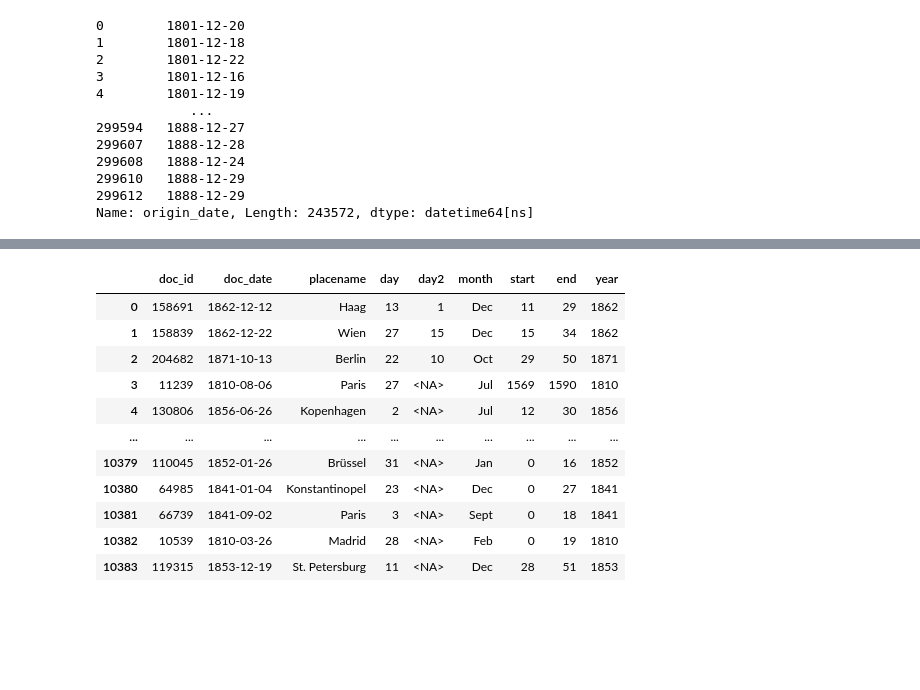
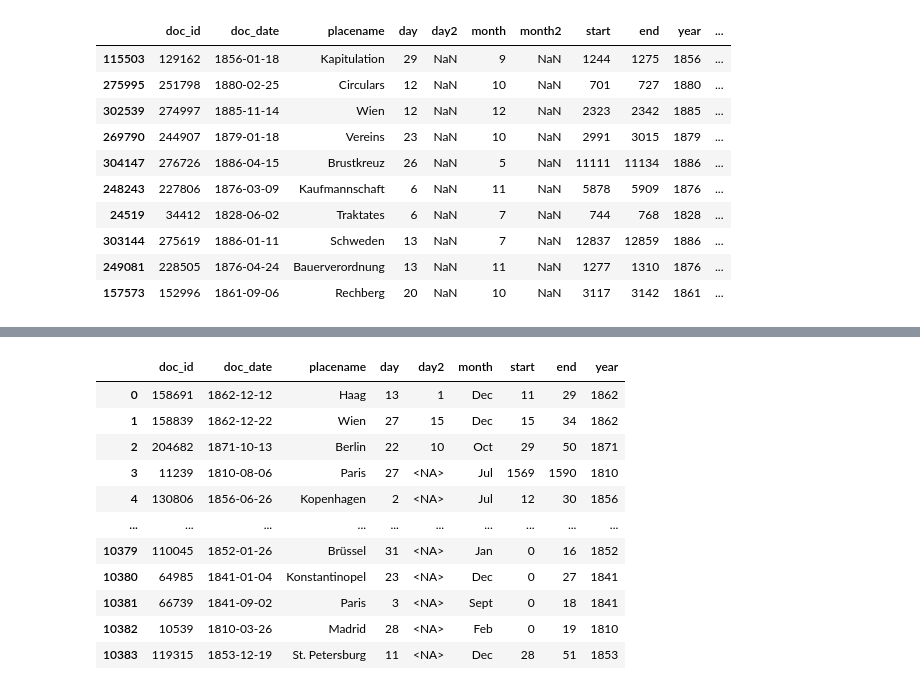
Before and after one commit to krkryger/rigasche-zeitung, a Jupyter notebook: notebooks/acta.ipynb, the cells around one changed output, grey strips where cells are left out. Cells and saved outputs as stored; diff of their text form; code cells hidden in the pictures; blank space fills up the shorter version.

```diff
--- a/notebooks/acta.ipynb
+++ b/notebooks/acta.ipynb
@@ -354,15 +444,19 @@ df['origin_date'] = pd.to_datetime(df.origin_date)
-# %%
-df.origin_date
-# %% [output]
-0        1801-12-20
-1        1801-12-18
-2        1801-12-22
-3        1801-12-16
-4        1801-12-19
-            ...
-299594   1888-12-27
-299607   1888-12-28
-299608   1888-12-24
-299610   1888-12-29
-299612   1888-12-29
-Name: origin_date, Length: 243572, dtype: datetime64[ns]
+# %%
+loaded_df = pd.read_csv('../data/processed_data_2.tsv', sep='\t', encoding='utf8')
+# %%
+loaded_df.doc_date = pd.to_datetime(loaded_df.doc_date, format='%Y-%m-%d', errors='coerce')
+loaded_df.origin_date = pd.to_datetime(loaded_df.origin_date, format='%Y-%m-%d', errors='coerce')
+# %%
+loaded_df[loaded_df.delta < 0].sample(10)
+# %% [output]
+|  | doc_id | doc_date | placename | day | day2 | month | month2 | start | end | year | ... |
+| 115503 | 129162 | 1856-01-18 | Kapitulation | 29 | NaN | 9 | NaN | 1244 | 1275 | 1856 | ... |
+| 275995 | 251798 | 1880-02-25 | Circulars | 12 | NaN | 10 | NaN | 701 | 727 | 1880 | ... |
+| 302539 | 274997 | 1885-11-14 | Wien | 12 | NaN | 12 | NaN | 2323 | 2342 | 1885 | ... |
+| 269790 | 244907 | 1879-01-18 | Vereins | 23 | NaN | 10 | NaN | 2991 | 3015 | 1879 | ... |
+| 304147 | 276726 | 1886-04-15 | Brustkreuz | 26 | NaN | 5 | NaN | 11111 | 11134 | 1886 | ... |
+| 248243 | 227806 | 1876-03-09 | Kaufmannschaft | 6 | NaN | 11 | NaN | 5878 | 5909 | 1876 | ... |
+| 24519 | 34412 | 1828-06-02 | Traktates | 6 | NaN | 7 | NaN | 744 | 768 | 1828 | ... |
+| 303144 | 275619 | 1886-01-11 | Schweden | 13 | NaN | 7 | NaN | 12837 | 12859 | 1886 | ... |
+| 249081 | 228505 | 1876-04-24 | Bauerverordnung | 13 | NaN | 11 | NaN | 1277 | 1310 | 1876 | ... |
+| 157573 | 152996 | 1861-09-06 | Rechberg | 20 | NaN | 10 | NaN | 3117 | 3142 | 1861 | ... |
```
Also changed, not shown: parts of 29 cells of this notebook, 2 other files.
